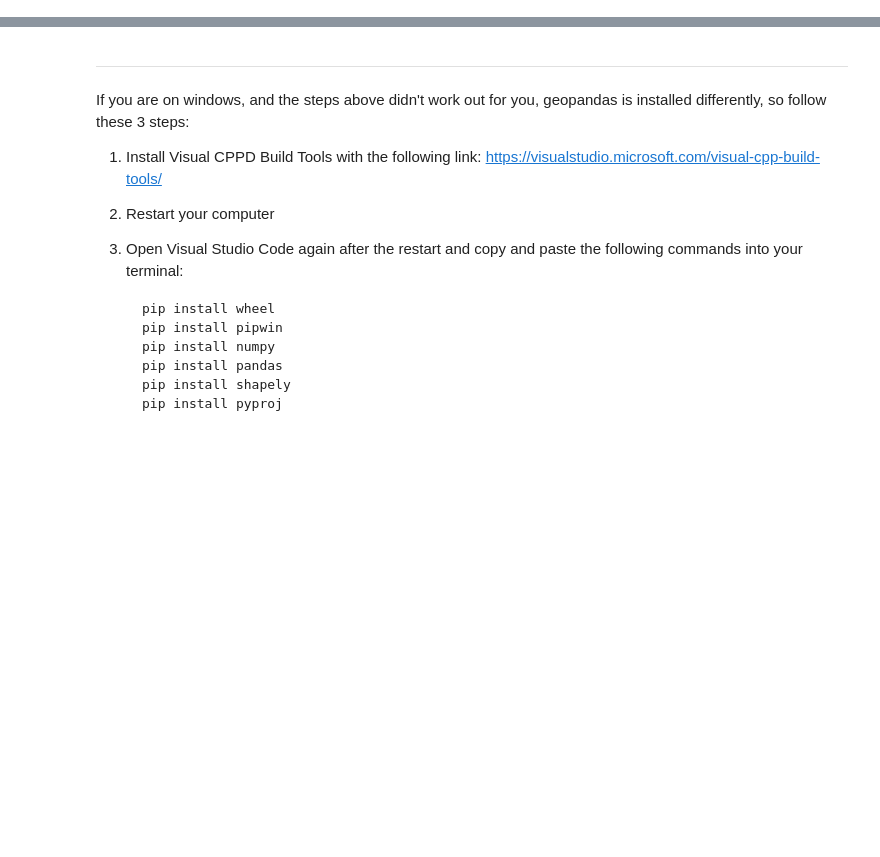
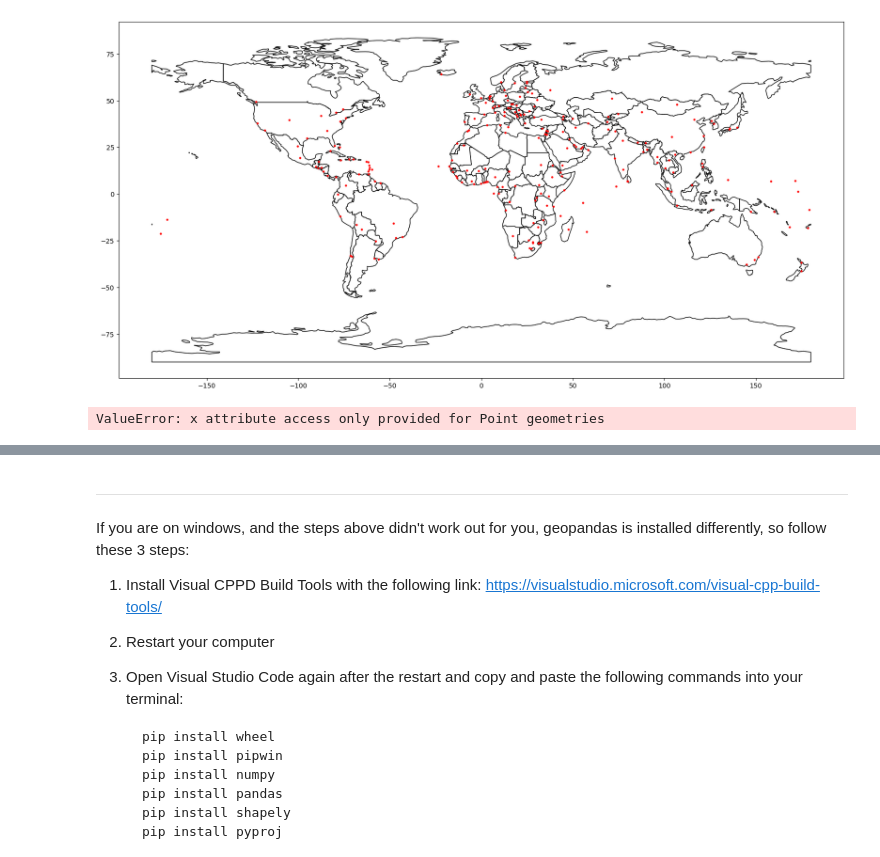
Before and after one commit to Kendrick0629/Tesla-_dealth_data, a Jupyter notebook: data_introduction/maps.ipynb, the cells around one changed output, grey strips where cells are left out. Drawn from its saved outputs; the diff is of its cells as text; code cells hidden in the pictures; blank space fills up the shorter version.

```diff
--- a/data_introduction/maps.ipynb
+++ b/data_introduction/maps.ipynb
@@ -0,0 +280,29 @@
+# %%
+base = world.plot(color='white', edgecolor='black')
+
+cities.plot(ax=base, marker='o', color='red', markersize=5);
+# %% [output]
+[figure, added]
+# %%
+import plotly.express as px
+import pandas as pd
+import geopandas as gpd
+
+# 假设你已经有包含几何信息的 GeoDataFrame
+# 这里是你可能的 GeoDataFrame, 假设名为 gdf
+
+# 将 GeoDataFrame 转换为 DataFrame 以使用 plotly
+gdf['lon'] = gdf.geometry.x
+gdf['lat'] = gdf.geometry.y
+
+# 创建 DataFrame
+df = pd.DataFrame({'Longitude': gdf['lon'], 'Latitude': gdf['lat']})
+
+# 使用 Plotly Express 生成地图
+fig = px.scatter_geo(df, lon='Longitude', lat='Latitude',
+                    projection="natural earth", title="Global Tesla Cases")
+
+# 显示地图
+fig.show()
+# %% [output]
+ValueError: x attribute access only provided for Point geometries
```
Also changed, not shown: parts of 88 cells of this notebook, 4 other files.
